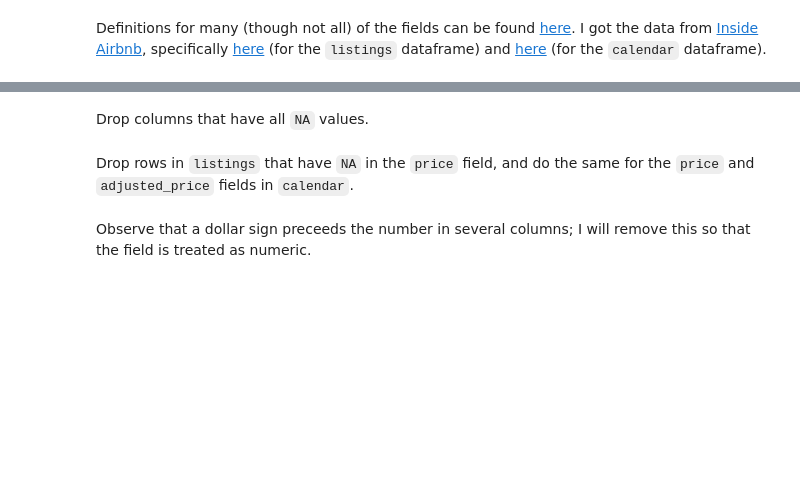
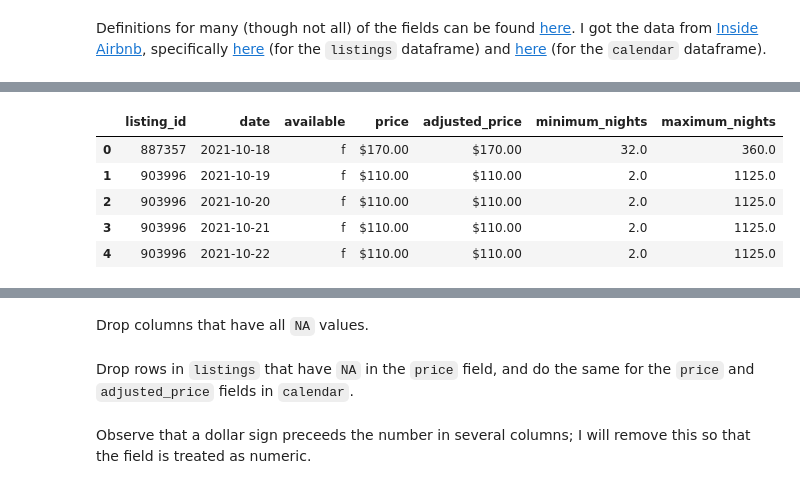
Before and after one commit to tdauer2718/airbnb-chicago, a Jupyter notebook: Chicago Airbnb analysis.ipynb, the cells around one changed output, grey strips where cells are left out. Cells and saved outputs as stored; diff of their text form; code cells hidden in the pictures; blank space fills up the shorter version.

```diff
--- a/Chicago Airbnb analysis.ipynb
+++ b/Chicago Airbnb analysis.ipynb
@@ -30,0 +77,9 @@ Definitions for many (though not all) of the fields can be found [here](https://
+# %%
+calendar.head()
+# %% [output]
+|  | listing_id | date | available | price | adjusted_price | minimum_nights | maximum_nights |
+| 0 | 887357 | 2021-10-18 | f | $170.00 | $170.00 | 32.0 | 360.0 |
+| 1 | 903996 | 2021-10-19 | f | $110.00 | $110.00 | 2.0 | 1125.0 |
+| 2 | 903996 | 2021-10-20 | f | $110.00 | $110.00 | 2.0 | 1125.0 |
+| 3 | 903996 | 2021-10-21 | f | $110.00 | $110.00 | 2.0 | 1125.0 |
+| 4 | 903996 | 2021-10-22 | f | $110.00 | $110.00 | 2.0 | 1125.0 |
```
Also changed, not shown: parts of 173 cells of this notebook.
